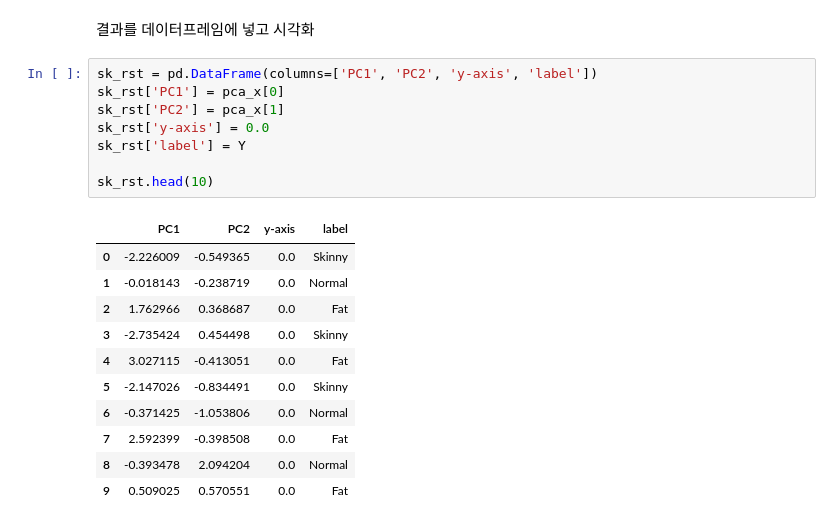
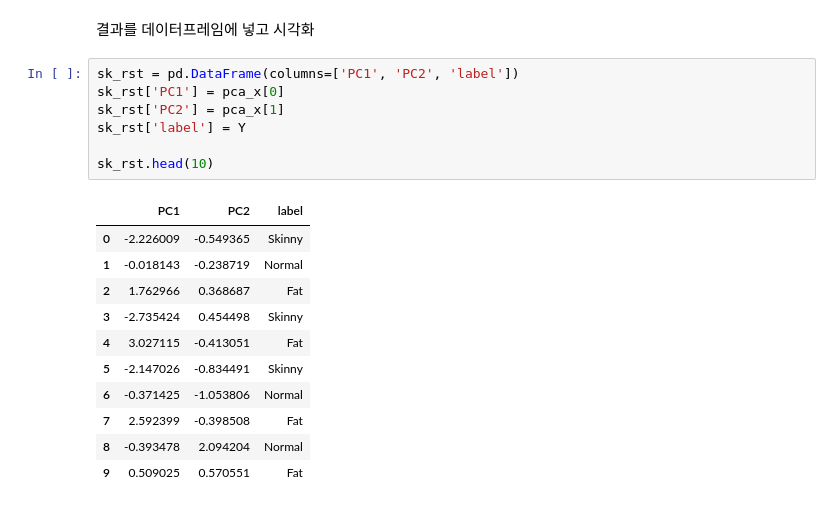
Before and after one commit to HyeonJin-A/machineLearning_onlyPython, a Jupyter notebook: PCA tutorial.ipynb, the cells around one changed output. Drawn from its saved outputs; the diff is of its cells as text.

```diff
--- a/PCA tutorial.ipynb
+++ b/PCA tutorial.ipynb
@@ -149,23 +150,22 @@ array([[-2.22600943, -0.0181432 ,  1.76296611, -2.73542407,  3.02711544,
 # %% [markdown]
 결과를 데이터프레임에 넣고 시각화
 # %%
-sk_rst = pd.DataFrame(columns=['PC1', 'PC2', 'y-axis', 'label'])
+sk_rst = pd.DataFrame(columns=['PC1', 'PC2', 'label'])
 sk_rst['PC1'] = pca_x[0]
 sk_rst['PC2'] = pca_x[1]
-sk_rst['y-axis'] = 0.0
 sk_rst['label'] = Y
 
 sk_rst.head(10)
 # %% [output]
-|  | PC1 | PC2 | y-axis | label |
-| 0 | -2.226009 | -0.549365 | 0.0 | Skinny |
-| 1 | -0.018143 | -0.238719 | 0.0 | Normal |
-| 2 | 1.762966 | 0.368687 | 0.0 | Fat |
-| 3 | -2.735424 | 0.454498 | 0.0 | Skinny |
-| 4 | 3.027115 | -0.413051 | 0.0 | Fat |
-| 5 | -2.147026 | -0.834491 | 0.0 | Skinny |
-| 6 | -0.371425 | -1.053806 | 0.0 | Normal |
-| 7 | 2.592399 | -0.398508 | 0.0 | Fat |
-| 8 | -0.393478 | 2.094204 | 0.0 | Normal |
-| 9 | 0.509025 | 0.570551 | 0.0 | Fat |
+|  | PC1 | PC2 | label |
+| 0 | -2.226009 | -0.549365 | Skinny |
+| 1 | -0.018143 | -0.238719 | Normal |
+| 2 | 1.762966 | 0.368687 | Fat |
+| 3 | -2.735424 | 0.454498 | Skinny |
+| 4 | 3.027115 | -0.413051 | Fat |
+| 5 | -2.147026 | -0.834491 | Skinny |
+| 6 | -0.371425 | -1.053806 | Normal |
+| 7 | 2.592399 | -0.398508 | Fat |
+| 8 | -0.393478 | 2.094204 | Normal |
+| 9 | 0.509025 | 0.570551 | Fat |
 # %%
```
Also changed, not shown: parts of 2 cells of this notebook.
